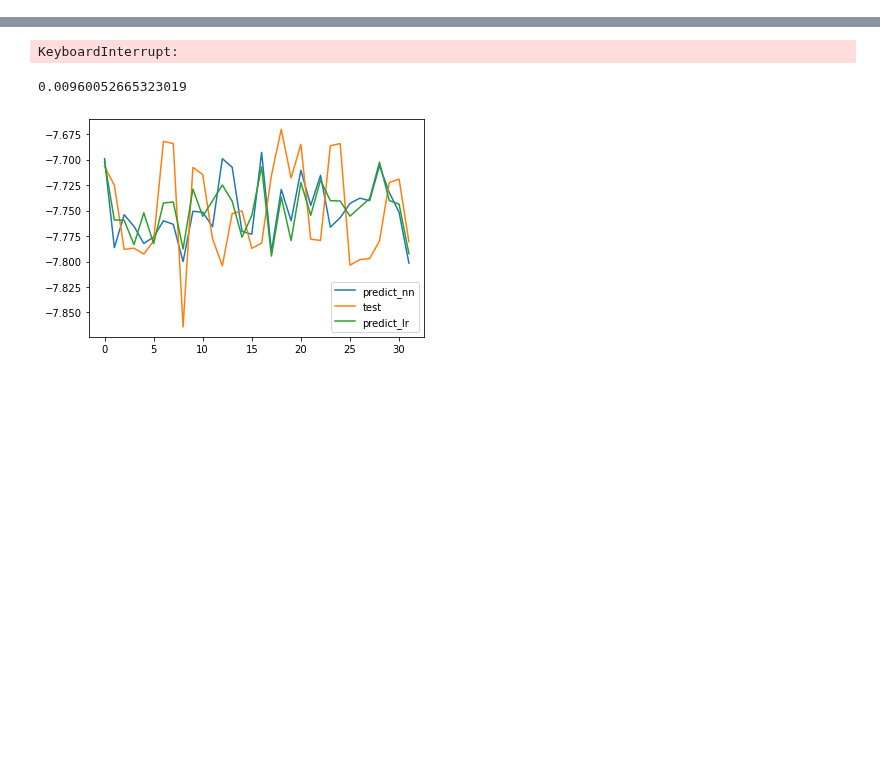
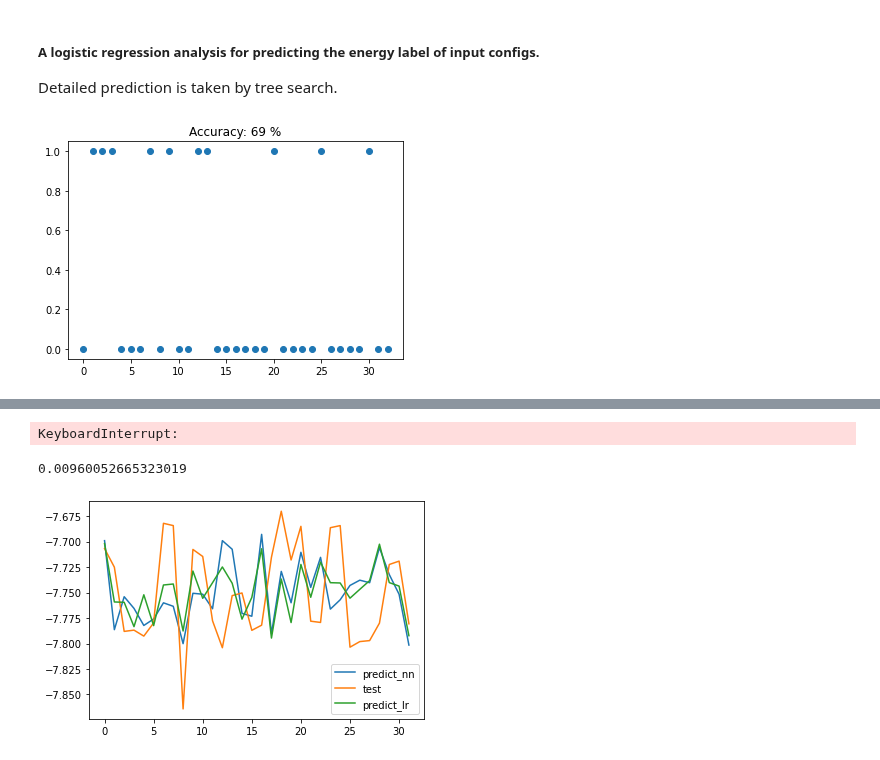
Before and after one commit to wzetto/MATools, a Jupyter notebook: CE_MC/cluster_nn_ce.ipynb, the cells around one changed output, grey strips where cells are left out. Cells and saved outputs as stored; diff of their text form; code cells hidden in the pictures; blank space fills up the shorter version.

```diff
--- a/CE_MC/cluster_nn_ce.ipynb
+++ b/CE_MC/cluster_nn_ce.ipynb
@@ -331,0 +435,46 @@ e_train, e_test, weight_train, weight_test = train_test_split(
+# %%
+energy_label = np.zeros(len(energy_hist))
+
+for i in range(len(energy_hist)):
+    prob_ = normal_dist(energy_hist[i], mu_list, np.sqrt(std_list))
+    if np.max(prob_) < 1e-15:
+        energy_label[i] = 3 #* Treat such prob. as abnormal
+    else:
+        energy_label[i] = np.argmax(prob_)
+
+ind_e1 = np.where(energy_label==0)[0]
+ind_e2 = np.where(energy_label==1)[0]
+ind_e3 = np.where(energy_label==2)[0]
+# %% [markdown]
+##### A logistic regression analysis for predicting the **energy label** of input configs.
+
+Detailed prediction is taken by tree search.
+# %%
+weight_e_ = weight_list.clone().cpu().numpy()
+weight_e1 = weight_e_[ind_e1]
+weight_e2 = weight_e_[ind_e2]
+weight_e3 = weight_e_[ind_e3]
+len_data = len(weight_e_)
+
+weight_e_ = np.concatenate([weight_e1, weight_e2, weight_e3], 0)
+#* Seperate 1 & 2+3
+label_e_12 = np.concatenate([np.zeros(len(ind_e1)), np.ones(len(ind_e2)+len(ind_e3)),], 0)
+
+elabel_train, elabel_test, eweight_train, eweight_test = train_test_split(
+    label_e_12, weight_e_, test_size=0.1)
+# %%
+class_weight_12 = {0:len(ind_e1)/len_data, 1:len(ind_e2)/len_data+len(ind_e3)/len_data}
+
+logr_12 = LogisticRegression(C=200, max_iter=10000, class_weight=class_weight_12,
+    multi_class='ovr').fit(eweight_train, elabel_train)
+label_test_pre = logr_12.predict(eweight_test)
+
+res_label = np.abs(elabel_test-label_test_pre)
+len_true = len(np.where(res_label==0)[0])
+
+plt.scatter(np.arange(len(elabel_test)), np.abs(elabel_test-label_test_pre))
+plt.title(f'Accuracy: {int(len_true/len(elabel_test)*100)} %')
+
+plt.show()
+# %% [output]
+[figure, added]
```
Also changed, not shown: parts of 29 cells of this notebook, 14 other files.
